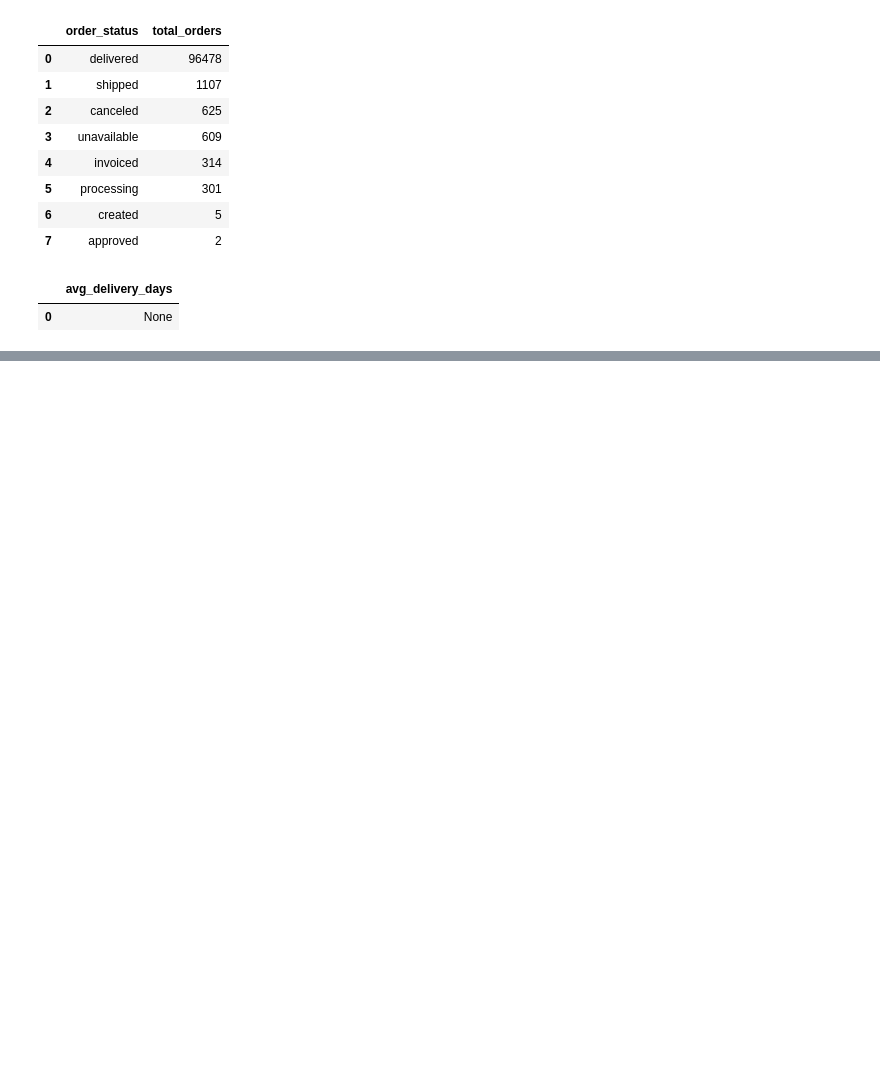
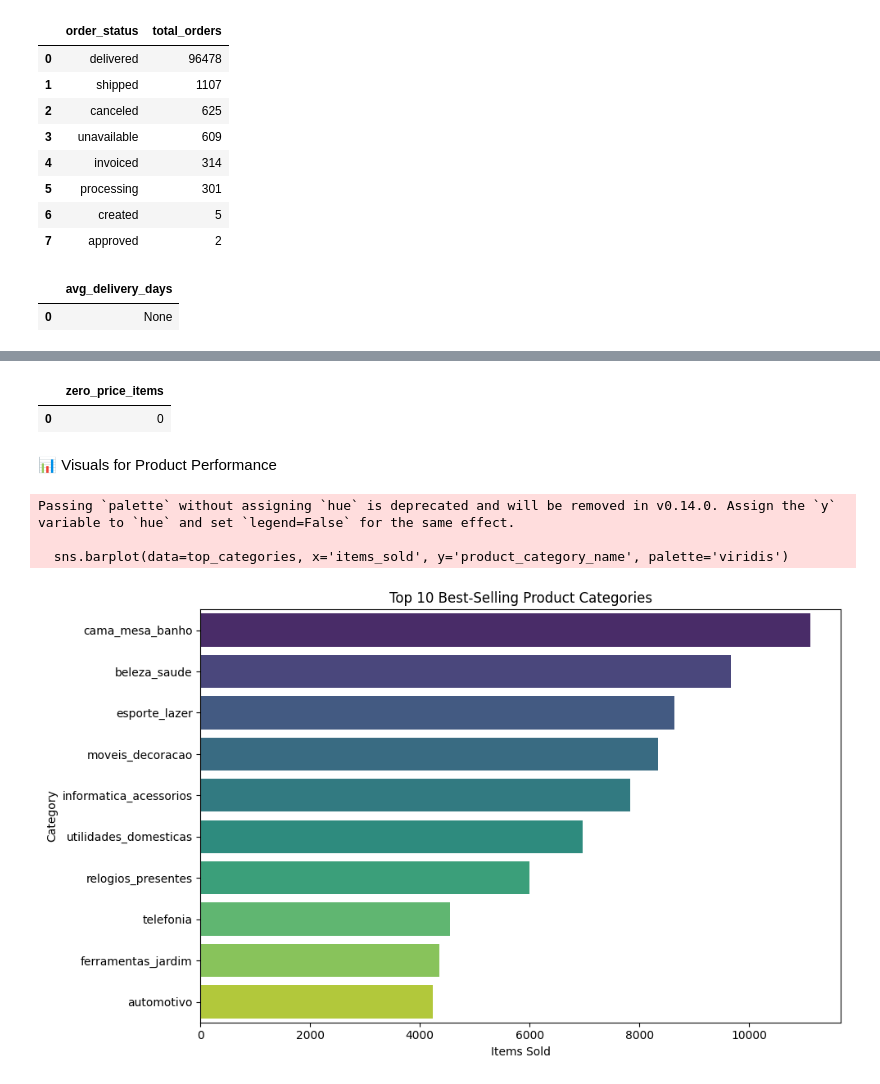
Before and after one commit to lalit1511/SQL_Projects, a Jupyter notebook: SQL_Brazilian_E_Commerce_Public_Dataset.ipynb, the cells around one changed output, grey strips where cells are left out. Saved outputs shown, nothing was run; the diff lists cells and outputs as text; code cells hidden in the pictures; blank space fills up the shorter version.

```diff
--- a/SQL_Brazilian_E_Commerce_Public_Dataset.ipynb
+++ b/SQL_Brazilian_E_Commerce_Public_Dataset.ipynb
@@ -61,0 +278,10 @@ pd.read_sql_query(query, conn)
+# %%
+#📦 Optional: Products with Zero Price (for data quality check)
+pd.read_sql_query("""
+SELECT COUNT(*) AS zero_price_items
+FROM order_items
+WHERE price = 0;
+""", conn)
+# %% [output]
+|  | zero_price_items |
+| 0 | 0 |
@@ -61,0 +291,29 @@ pd.read_sql_query(query, conn)
+# %% [markdown]
+📊 Visuals for Product Performance
+# %%
+#📈 1. Top 10 Best-Selling Product Categories
+# Get top 10 best-selling categories
+top_categories = pd.read_sql_query("""
+SELECT
+    p.product_category_name,
+    COUNT(*) AS items_sold
+FROM order_items oi
+JOIN products p ON oi.product_id = p.product_id
+GROUP BY p.product_category_name
+ORDER BY items_sold DESC
+LIMIT 10;
+""", conn)
+
+# Plot
+plt.figure(figsize=(10, 6))
+sns.barplot(data=top_categories, x='items_sold', y='product_category_name', palette='viridis')
+plt.title('Top 10 Best-Selling Product Categories')
+plt.xlabel('Items Sold')
+plt.ylabel('Category')
+plt.tight_layout()
+plt.show()
+# %% [output]
+Passing `palette` without assigning `hue` is deprecated and will be removed in v0.14.0. Assign the `y` variable to `hue` and set `legend=False` for the same effect.
+
+  sns.barplot(data=top_categories, x='items_sold', y='product_category_name', palette='viridis')
+[figure, added]
```
Also changed, not shown: parts of 29 cells of this notebook.
